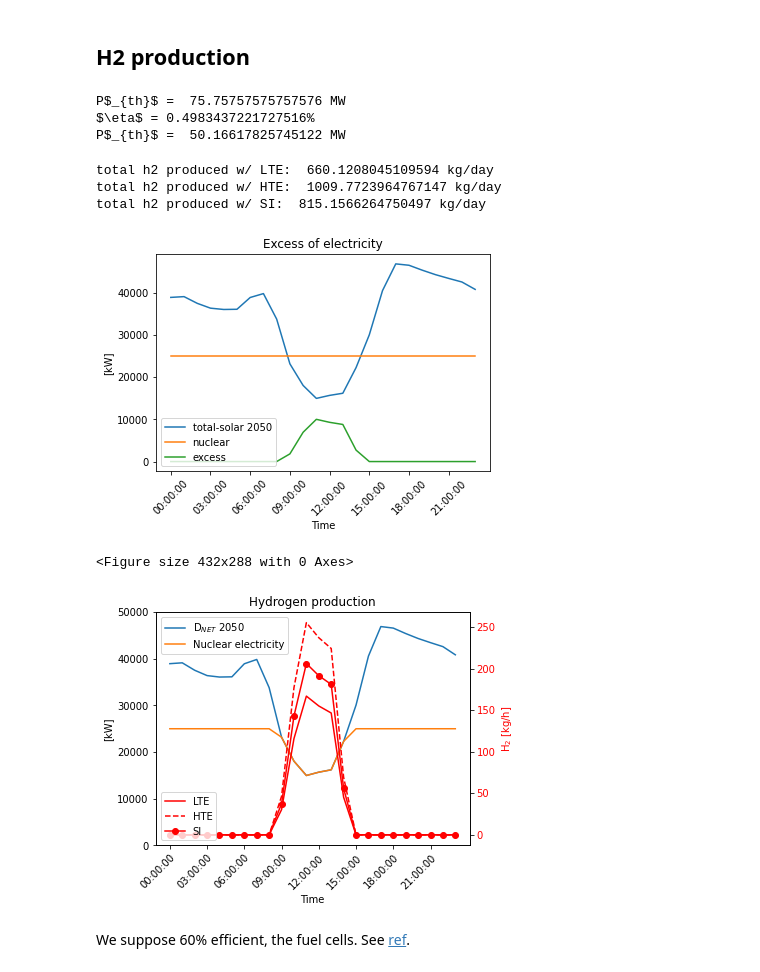
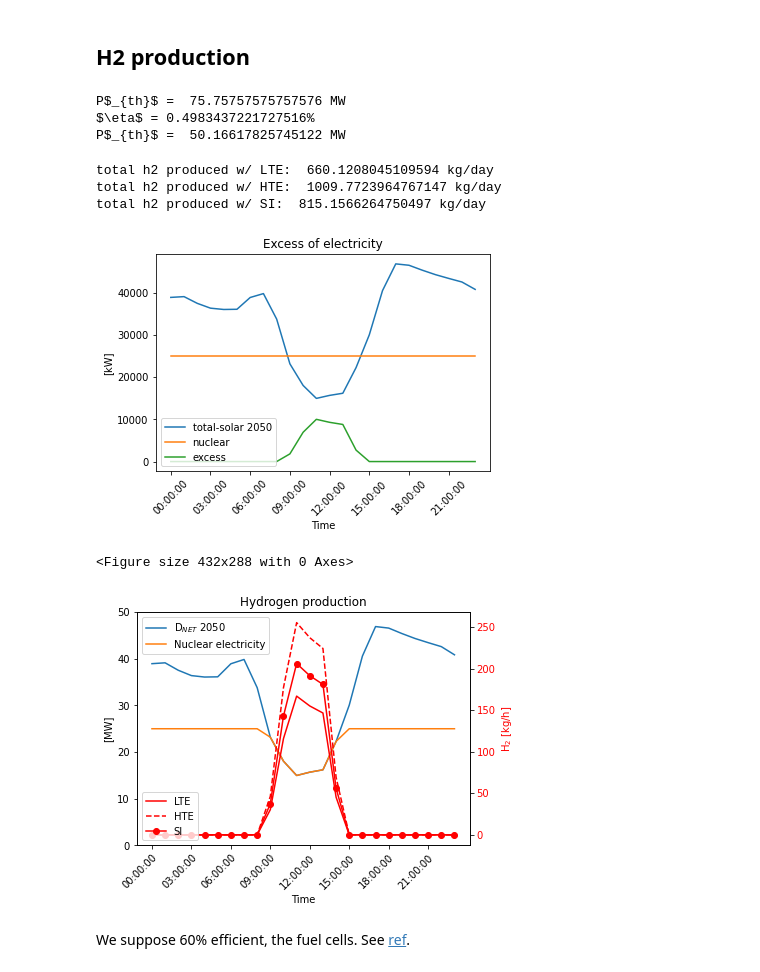
Before and after one commit to robfairh/pride, a Jupyter notebook: duck-curve/duck-curve.ipynb, the cells around one changed output. Saved outputs shown, nothing was run; the diff lists cells and outputs as text; code cells hidden in the pictures.

```diff
--- a/duck-curve/duck-curve.ipynb
+++ b/duck-curve/duck-curve.ipynb
@@ -47,9 +47,11 @@ def get_prediction(syear, stime, elec, fut, plotflag, title, name=0):
         plt.plot(stime, elec, label='data', marker='*', markersize=4)
         plt.plot(sstime, pt, label='regression', marker='o', markersize=5)
         plt.plot(future, ytf, label='prediction', marker='v', markersize=4)
-        plt.legend(loc='upper left')
-        plt.xlabel('year')
-        plt.ylabel('Million [kWh]')
+        plt.legend(loc='upper left', fontsize=14)
+        plt.xticks(fontsize=14)
+        plt.yticks(fontsize=14)
+        plt.xlabel('year', fontsize=14)
+        plt.ylabel('Million [kWh]', fontsize=14)
         plt.title(title+' electricity net generation.')
         # plt.savefig("figures/"+name, dpi=300, bbox_inches="tight")
         plt.show()
@@ -268,13 +269,13 @@ h2prod3 = [h2.si_prod_rate((1-be)*Pth2, tout)[0] for be in beta]
 plt.figure(2)
 fig, ax1 = plt.subplots()
 # ax1.plot(timep, ntotmsol, label='total-solar {0}'.format(2019+predict))
-ax1.plot(timep, ntotmsol, label='D$_{NET}$ 2050')
-ax1.plot(timep, PE, label='Nuclear electricity')
+ax1.plot(timep, ntotmsol/1e3, label='D$_{NET}$ 2050')
+ax1.plot(timep, PE/1e3, label='Nuclear electricity')
 # ax1.legend(loc="upper right", bbox_to_anchor=(1.4, 1.0))
 ax1.legend(loc="upper left")
 ax1.set_title("Hydrogen production", color="black")
-ax1.set_ylabel('[kW]', color="black")
-ax1.set_ylim(0, 50e3)
+ax1.set_ylabel('[MW]', color="black")
+ax1.set_ylim(0, 50)
 
 ax2 = ax1.twinx()
 ax2.plot(timep, h2prod1, label='LTE', color='red')
@@ -286,34 +287,34 @@ ax2.legend(loc="lower left")
 ax2.set_ylabel('H$_2$ [kg/h]', color='red')
 ax2.tick_params(axis='y', labelcolor='red')
 fig.tight_layout()
 
 timelabel = []
 for i in range(0, 24, 3):
     timelabel.append(timep[i])
 
 ax1.set_xticklabels(timelabel)
 ax1.set_xticks(timelabel)
 plt.setp(ax1.get_xticklabels(), rotation=45, ha="right",
          rotation_mode="anchor")
 ax1.set_xlabel('Time')
 plt.savefig("figures/uiuc-hydro2B", dpi=300, bbox_inches="tight")
 
 total1 = sum(h2prod1)
 print('total h2 produced w/ LTE: ', total1, 'kg/day')
 total2 = sum(h2prod2)
 print('total h2 produced w/ HTE: ', total2, 'kg/day')
 total3 = sum(h2prod3)
 print('total h2 produced w/ SI: ', total3, 'kg/day')
 # %% [output]
 P$_{th}$ =  75.75757575757576 MW
 $\eta$ = 0.4983437221727516%
 P$_{th}$ =  50.16617825745122 MW
 total h2 produced w/ LTE:  660.1208045109594 kg/day
 total h2 produced w/ HTE:  1009.7723964767147 kg/day
 total h2 produced w/ SI:  815.1566264750497 kg/day
 [figure]
 <Figure size 432x288 with 0 Axes>
-[figure, old version]
+[figure, new version]
 # %% [markdown]
 We suppose 60% efficient, the fuel cells. See [ref](https://www.californiahydrogen.org/wp-content/uploads/files/doe_fuelcell_factsheet.pdf).
 # %%
```
Also changed, not shown: parts of 3 cells of this notebook, 3 other files.
